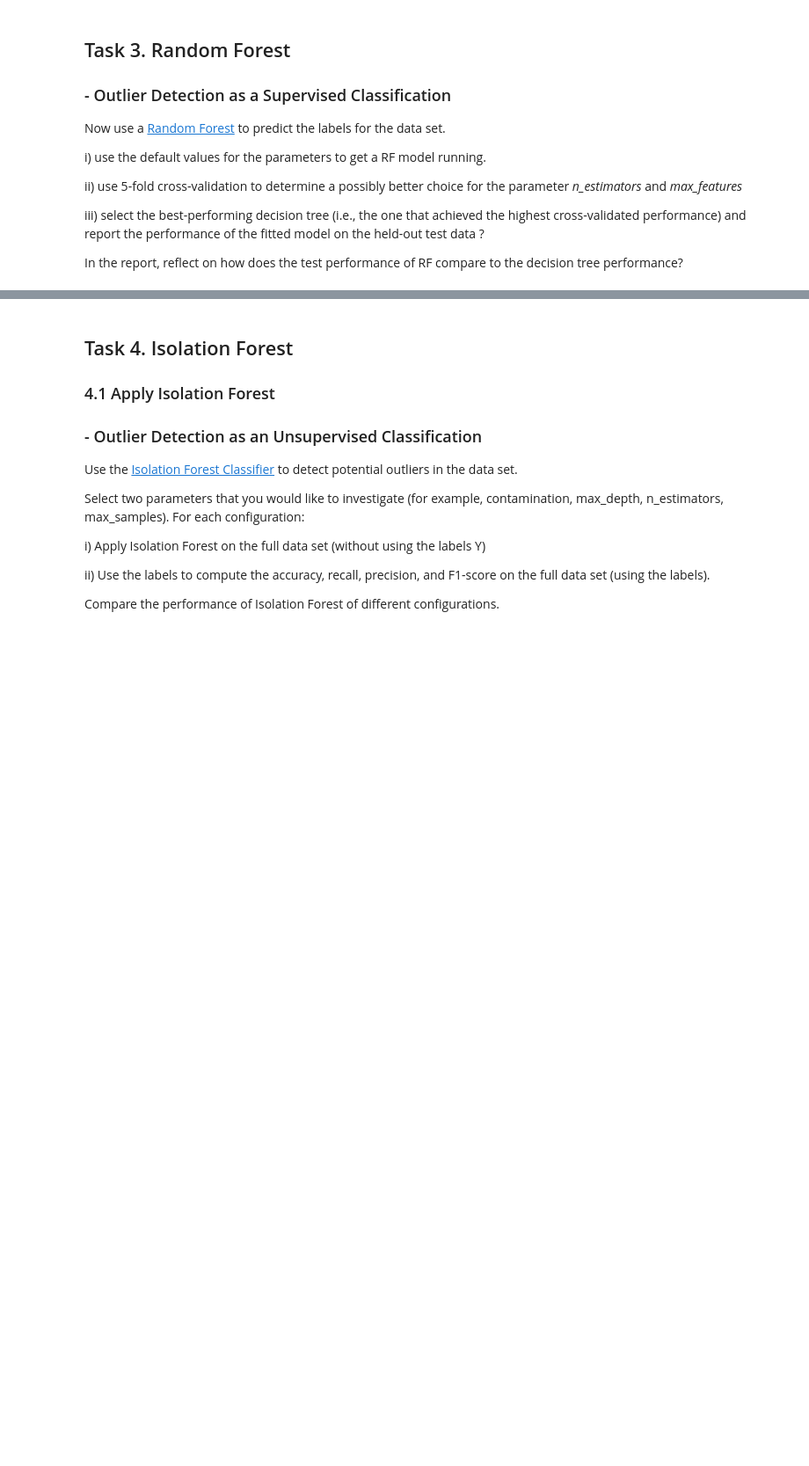
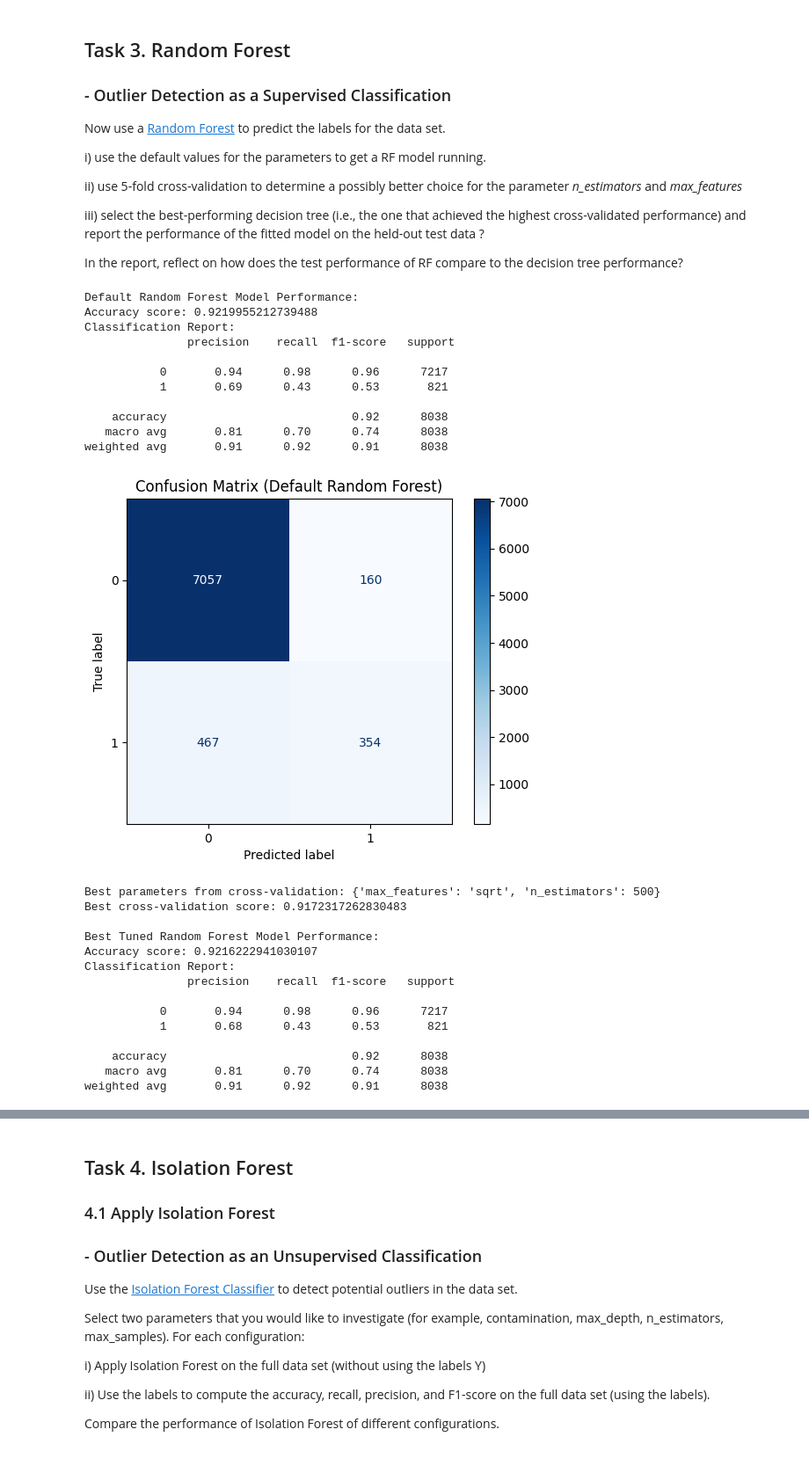
Before and after one commit to dmHarmsen/APML-Assignement-1, a Jupyter notebook: Assignment 1.ipynb, the cells around one changed output, grey strips where cells are left out. Shown at 88% size. Saved outputs shown, nothing was run; the diff lists cells and outputs as text; code cells hidden in the pictures; blank space fills up the shorter version.

Commit message:
Changes to main
Added code for prediction challenge
Made improvements and fixes to various tasks
Made some readability changes

```diff
--- a/Assignment 1.ipynb
+++ b/Assignment 1.ipynb
@@ -579,0 +699,78 @@ from sklearn.ensemble import RandomForestClassifier
+# %%
+from sklearn.ensemble import RandomForestClassifier
+from sklearn.model_selection import GridSearchCV
+from sklearn.metrics import ConfusionMatrixDisplay
+
+# default Random Forest
+rf_model_default = RandomForestClassifier(random_state=42)
+rf_model_default.fit(X_train, y_train.values.ravel())
+
+y_pred_default = rf_model_default.predict(X_heldout)
+print("Default Random Forest Model Performance:")
+print("Accuracy score:", accuracy_score(y_heldout.values.ravel(), y_pred_default))
+print("Classification Report:\n", classification_report(y_heldout.values.ravel(), y_pred_default))
+
+conf_matrix_default = confusion_matrix(y_heldout.values.ravel(), y_pred_default)
+disp_default = ConfusionMatrixDisplay(confusion_matrix=conf_matrix_default, display_labels=rf_model_default.classes_)
+disp_default.plot(cmap=plt.cm.Blues)
+plt.title("Confusion Matrix (Default Random Forest)")
+plt.show()
+
+# grid Search for Hyperparameter Tuning
+param_grid = {
+    'n_estimators': [50, 100, 20, 500],
+    'max_features': ['sqrt', 'log2']
+}
+
+grid_search = GridSearchCV(
+    estimator=RandomForestClassifier(random_state=42),
+    param_grid=param_grid,
+    cv=5,
+    scoring='accuracy'  # Use 'f1' for better evaluation of imbalanced datasets
+)
+
+grid_search.fit(X_train, y_train.values.ravel())
+
+print("\nBest parameters from cross-validation:", grid_search.best_params_)
+print("Best cross-validation score:", grid_search.best_score_)
+
+best_rf_model = grid_search.best_estimator_
+best_rf_model.fit(X_train, y_train.values.ravel())
+
+y_pred_best = best_rf_model.predict(X_heldout)
+print("\nBest Tuned Random Forest Model Performance:")
+print("Accuracy score:", accuracy_score(y_heldout.values.ravel(), y_pred_best))
+print("Classification Report:\n", classification_report(y_heldout.values.ravel(), y_pred_best))
+
+conf_matrix_best = confusion_matrix(y_heldout.values.ravel(), y_pred_best)
+disp_best = ConfusionMatrixDisplay(confusion_matrix=conf_matrix_best, display_labels=best_rf_model.classes_)
+disp_best.plot(cmap=plt.cm.Blues)
+plt.title("Confusion Matrix (Best Tuned Random Forest)")
+plt.show()
+# %% [output]
+Default Random Forest Model Performance:
+Accuracy score: 0.9219955212739488
+Classification Report:
+               precision    recall  f1-score   support
+
+           0       0.94      0.98      0.96      7217
+           1       0.69      0.43      0.53       821
+
+    accuracy                           0.92      8038
+   macro avg       0.81      0.70      0.74      8038
+weighted avg       0.91      0.92      0.91      8038
+[figure, added]
+Best parameters from cross-validation: {'max_features': 'sqrt', 'n_estimators': 500}
+Best cross-validation score: 0.9172317262830483
+
+Best Tuned Random Forest Model Performance:
+Accuracy score: 0.9216222941030107
+Classification Report:
+               precision    recall  f1-score   support
+
+           0       0.94      0.98      0.96      7217
+           1       0.68      0.43      0.53       821
+
+    accuracy                           0.92      8038
+   macro avg       0.81      0.70      0.74      8038
+weighted avg       0.91      0.92      0.91      8038
```
Also changed, not shown: parts of 16 cells of this notebook.
